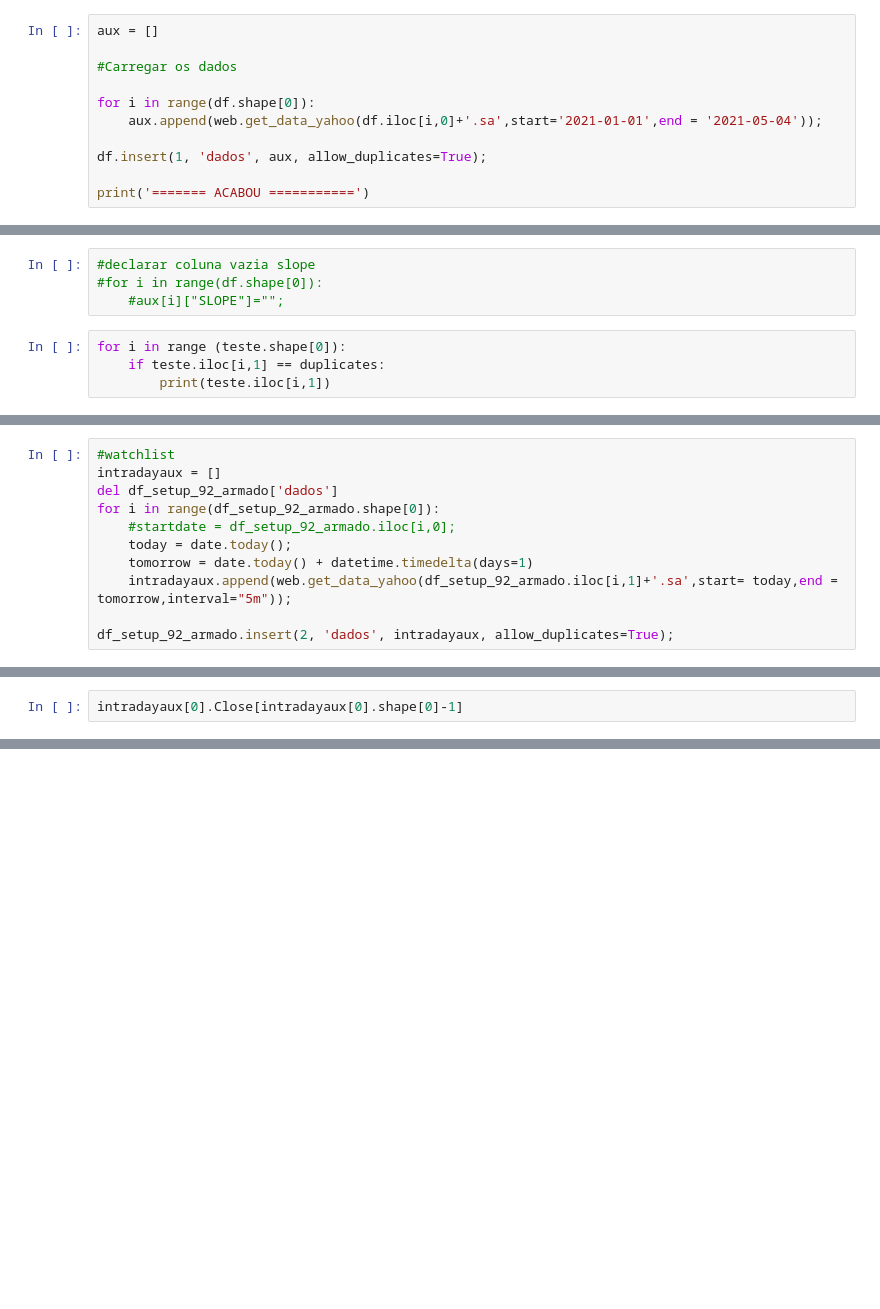
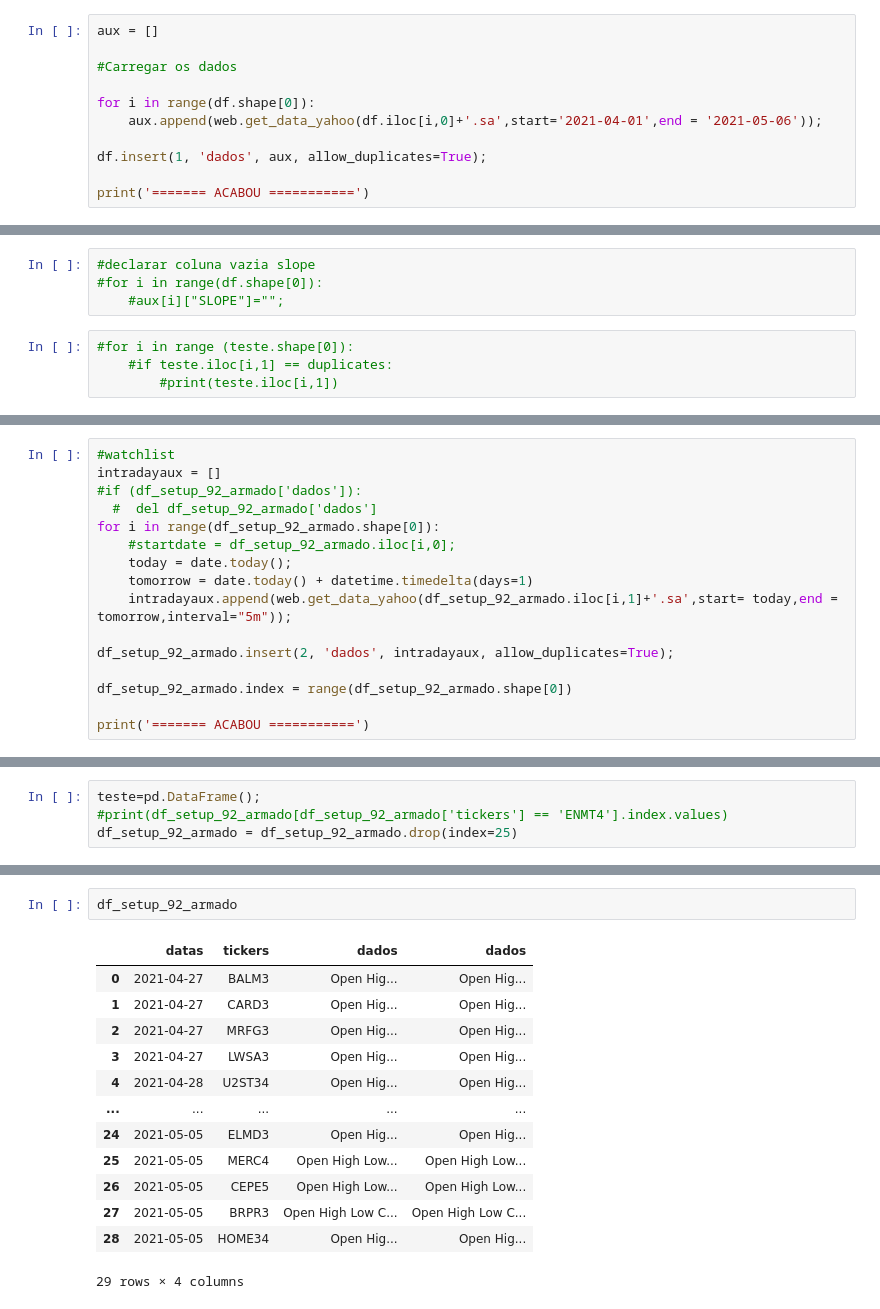
Before and after one commit to Henrique-Gomes/setup9.2, a Jupyter notebook: setup9.2.ipynb, the cells around one changed output, grey strips where cells are left out. Cells and saved outputs as stored; diff of their text form; blank space fills up the shorter version.

```diff
--- a/setup9.2.ipynb
+++ b/setup9.2.ipynb
@@ -30,7 +51,7 @@ aux = []
 #Carregar os dados
 
 for i in range(df.shape[0]):
-    aux.append(web.get_data_yahoo(df.iloc[i,0]+'.sa',start='2021-01-01',end = '2021-05-04'));
+    aux.append(web.get_data_yahoo(df.iloc[i,0]+'.sa',start='2021-04-01',end = '2021-05-06'));
 
 df.insert(1, 'dados', aux, allow_duplicates=True);
 
@@ -188,6 +207,6 @@ df_setup_92_armado = df_mark_min[~df_mark_min['tickers'].isin(duplicates)]
 #for i in range(df.shape[0]):
     #aux[i]["SLOPE"]="";
 # %%
-for i in range (teste.shape[0]):
-    if teste.iloc[i,1] == duplicates:
-        print(teste.iloc[i,1])
+#for i in range (teste.shape[0]):
+    #if teste.iloc[i,1] == duplicates:
+        #print(teste.iloc[i,1])
@@ -211,7 +213,8 @@ df
 # %%
 #watchlist
 intradayaux = []
-del df_setup_92_armado['dados']
+#if (df_setup_92_armado['dados']):
+  #  del df_setup_92_armado['dados']
 for i in range(df_setup_92_armado.shape[0]):
     #startdate = df_setup_92_armado.iloc[i,0];
     today = date.today();
@@ -219,6 +222,10 @@ for i in range(df_setup_92_armado.shape[0]):
     intradayaux.append(web.get_data_yahoo(df_setup_92_armado.iloc[i,1]+'.sa',start= today,end = tomorrow,interval="5m"));
 
 df_setup_92_armado.insert(2, 'dados', intradayaux, allow_duplicates=True);
+
+df_setup_92_armado.index = range(df_setup_92_armado.shape[0])
+
+print('======= ACABOU ===========')
 # %% [output]
 [*********************100%***********************]  1 of 1 completed
 [*********************100%***********************]  1 of 1 completed
@@ -242,2 +259,4 @@ if intradayaux[i].Close[intradayaux[i].shape[0]-1] >=
 # %%
-intradayaux[0].Close[intradayaux[0].shape[0]-1]
+teste=pd.DataFrame();
+#print(df_setup_92_armado[df_setup_92_armado['tickers'] == 'ENMT4'].index.values)
+df_setup_92_armado = df_setup_92_armado.drop(index=25)
@@ -245,0 +268,16 @@ intradayaux[0].Close[intradayaux[0].shape[0]-1]
+# %%
+df_setup_92_armado
+# %% [output]
+|  | datas | tickers | dados | dados |
+| 0 | 2021-04-27 | BALM3 | Open Hig... | Open Hig... |
+| 1 | 2021-04-27 | CARD3 | Open Hig... | Open Hig... |
+| 2 | 2021-04-27 | MRFG3 | Open Hig... | Open Hig... |
+| 3 | 2021-04-27 | LWSA3 | Open Hig... | Open Hig... |
+| 4 | 2021-04-28 | U2ST34 | Open Hig... | Open Hig... |
+| ... | ... | ... | ... | ... |
+| 24 | 2021-05-05 | ELMD3 | Open Hig... | Open Hig... |
+| 25 | 2021-05-05 | MERC4 | Open High Low... | Open High Low... |
+| 26 | 2021-05-05 | CEPE5 | Open High Low... | Open High Low... |
+| 27 | 2021-05-05 | BRPR3 | Open High Low C... | Open High Low C... |
+| 28 | 2021-05-05 | HOME34 | Open Hig... | Open Hig... |
+29 rows × 4 columns
```
Also changed, not shown: parts of 10 cells of this notebook.
